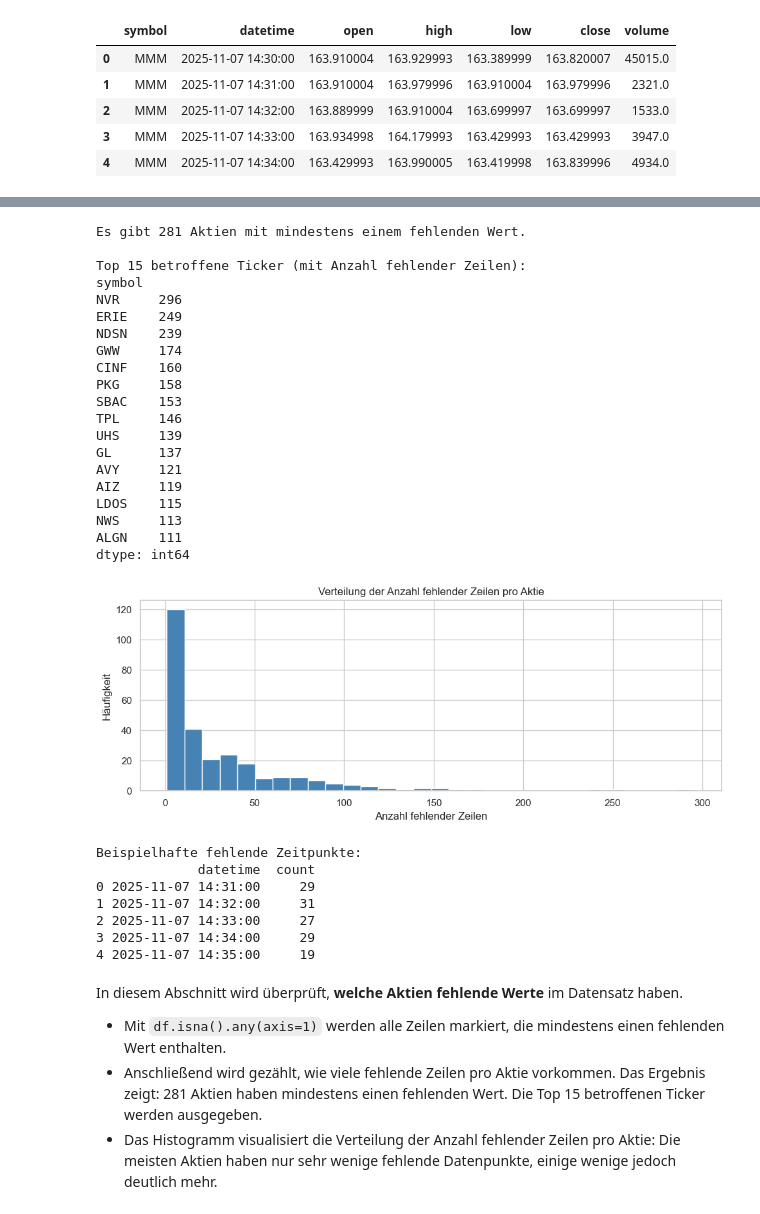
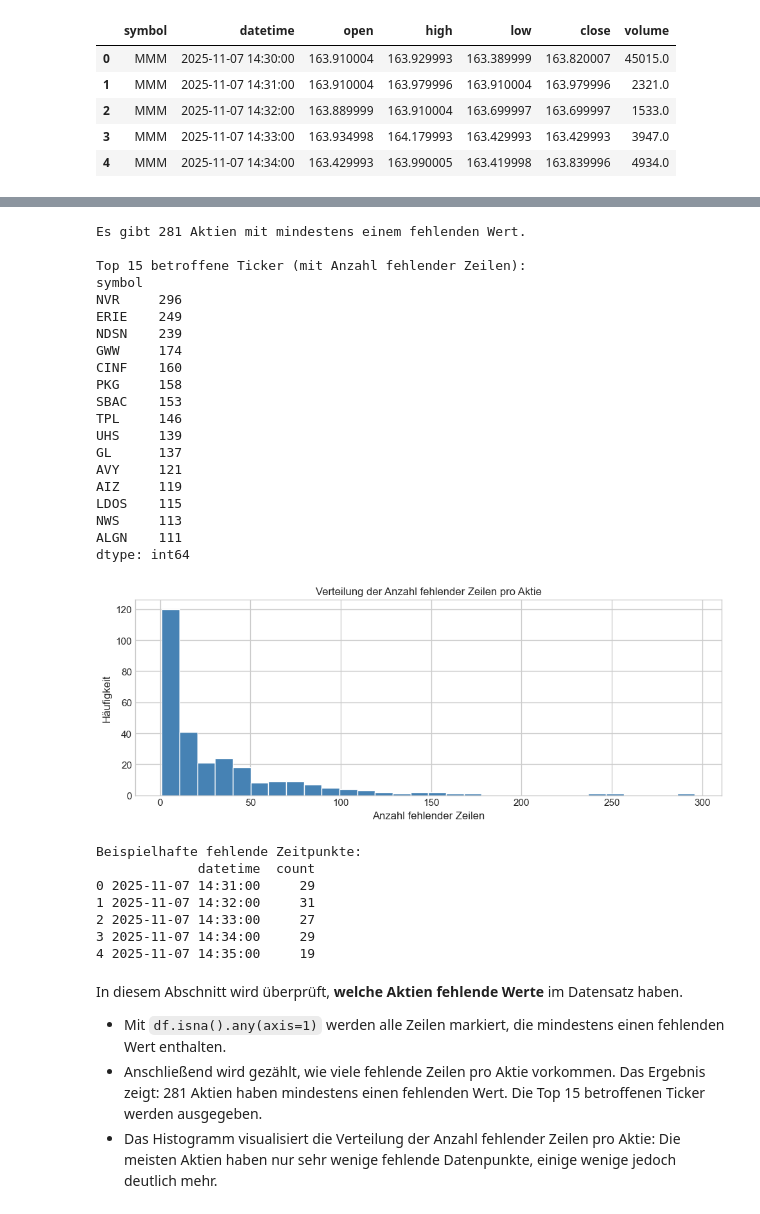
Before and after one commit to RyanMikus/pairs_trading_ml_hs25, a Jupyter notebook: 03_Explorative_Datenanalyse.ipynb, the cells around one changed output, grey strips where cells are left out. Cells and saved outputs as stored; diff of their text form; code cells hidden in the pictures.

```diff
--- a/03_Explorative_Datenanalyse.ipynb
+++ b/03_Explorative_Datenanalyse.ipynb
@@ -85,7 +188,4 @@ Das Ergebnis zeigt, dass jede Aktie im Durchschnitt rund 391 Datenpunkte enthäl
 # %%
-# Optional: etwas schöneres seaborn-Style
-sns.set(style="whitegrid")
-
 ## Inspektion der fehlenden Daten
 
 # Sicherstellen, dass datetime als Datetime-Typ vorliegt
@@ -112,34 +212,34 @@ plt.show()
 # Nach Zeit gruppieren und zählen
 missing_by_time = missing_rows.groupby("datetime").size()
 
 # In DataFrame umwandeln für seaborn
 missing_time_df = missing_by_time.reset_index()
 missing_time_df.columns = ["datetime", "count"]
 
 print("\nBeispielhafte fehlende Zeitpunkte:")
 print(missing_time_df.head())
 # %% [output]
 Es gibt 281 Aktien mit mindestens einem fehlenden Wert.
 
 Top 15 betroffene Ticker (mit Anzahl fehlender Zeilen):
 symbol
 NVR     296
 ERIE    249
 NDSN    239
 GWW     174
 CINF    160
 PKG     158
 SBAC    153
 TPL     146
 UHS     139
 GL      137
 AVY     121
 AIZ     119
 LDOS    115
 NWS     113
 ALGN    111
 dtype: int64
-[figure, old version]
+[figure, new version]
 Beispielhafte fehlende Zeitpunkte:
              datetime  count
 0 2025-11-07 14:31:00     29
```
Also changed, not shown: parts of 18 cells of this notebook, 5 other files.
